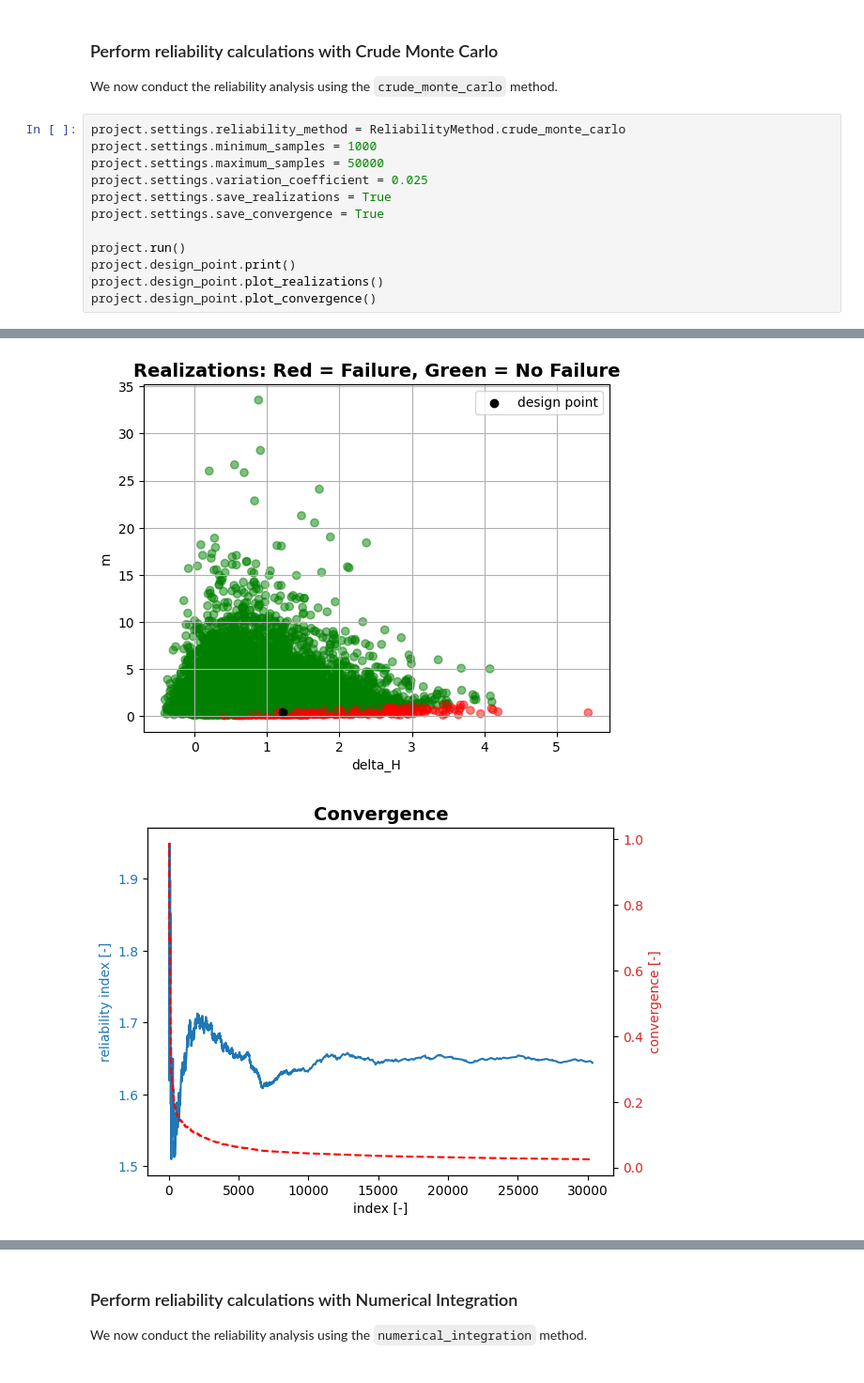
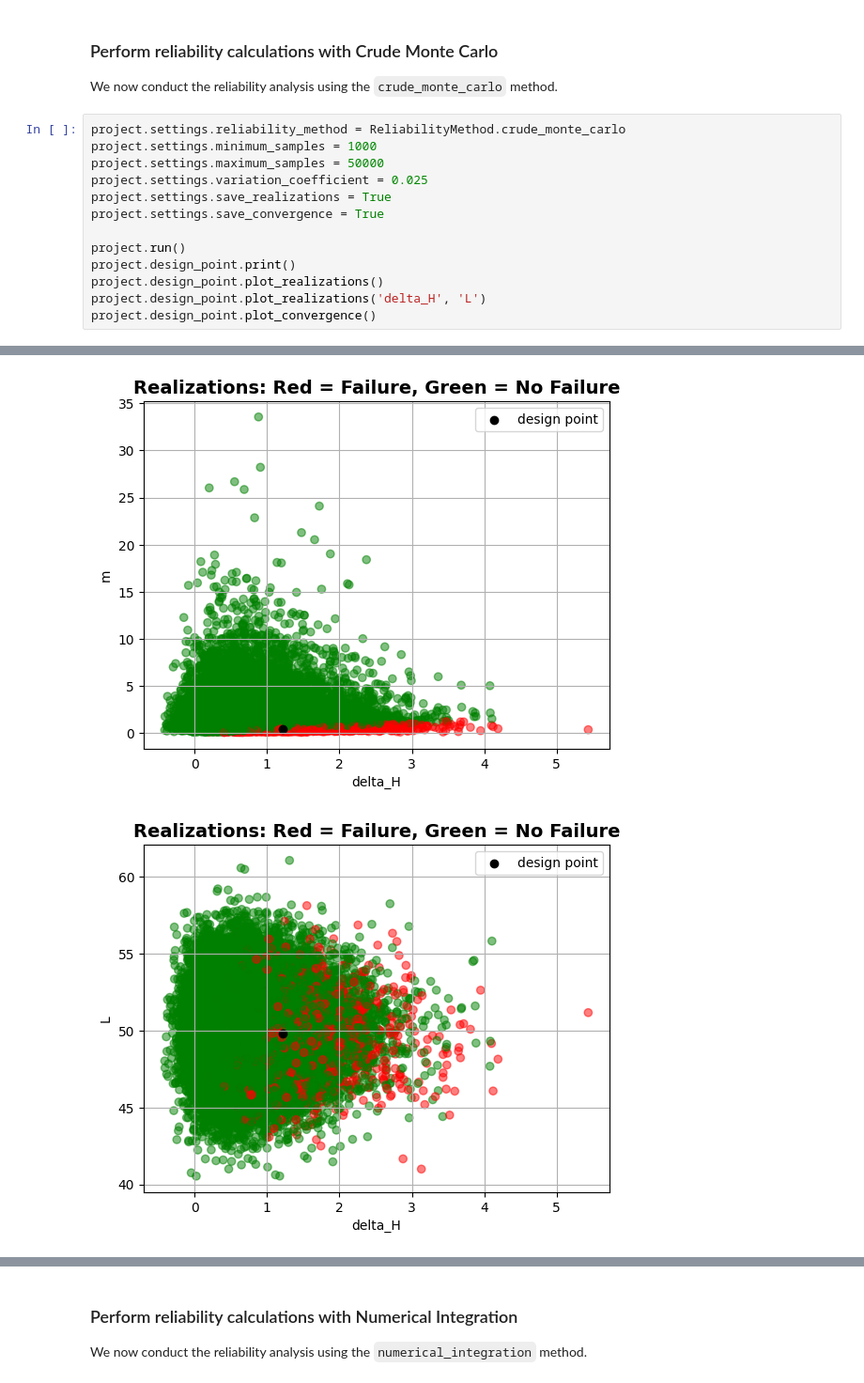
Before and after one commit to Deltares/ProbabilisticLibrary, a Jupyter notebook: sources/Deltares.Probabilistic.PWrapper.Notebooks/reliability_methods_bligh.ipynb, the cells around one changed output, grey strips where cells are left out. Shown at 94% size. Drawn from its saved outputs; the diff is of its cells as text.

Commit message:
more robust plot realizations, also with arguments

```diff
--- a/sources/Deltares.Probabilistic.PWrapper.Notebooks/reliability_methods_bligh.ipynb
+++ b/sources/Deltares.Probabilistic.PWrapper.Notebooks/reliability_methods_bligh.ipynb
@@ -99,6 +99,7 @@ project.settings.save_convergence = True
 project.run()
 project.design_point.print()
 project.design_point.plot_realizations()
+project.design_point.plot_realizations('delta_H', 'L')
 project.design_point.plot_convergence()
 # %% [output]
 Reliability:
@@ -114,2 +115,2 @@ Alpha values:
 [figure]
-[figure, old version]
+[figure, new version]
```
Also changed, not shown: parts of 3 cells of this notebook, 4 other files.
